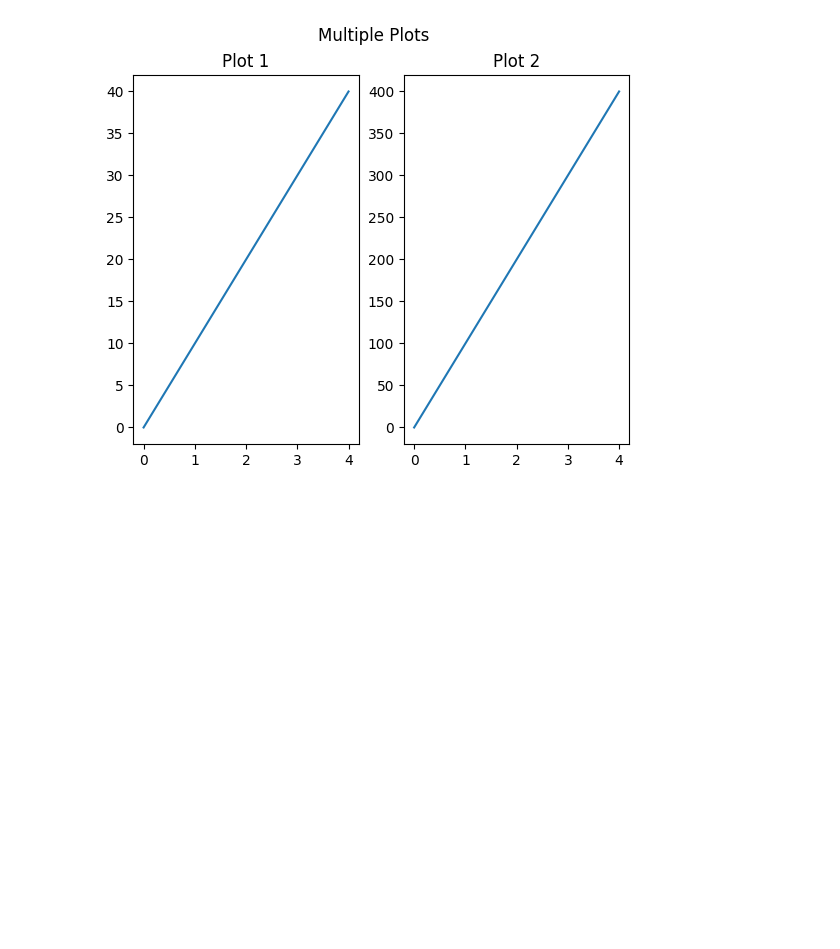
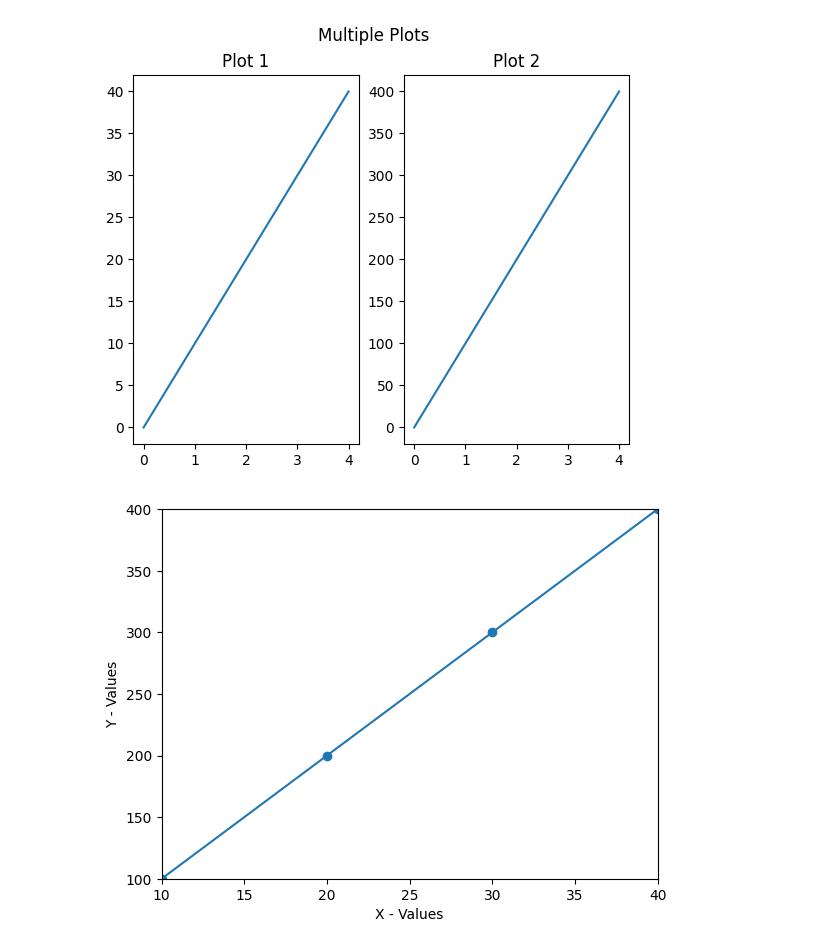
Before and after one commit to sbborusu/530pm_Agentic_Ai_Batch_7thApril, a Jupyter notebook: Matplotlib.ipynb, the cells around one changed output. Cells and saved outputs as stored; diff of their text form; code cells hidden in the pictures; blank space fills up the shorter version.

```diff
--- a/Matplotlib.ipynb
+++ b/Matplotlib.ipynb
@@ -870,3 +787,23 @@ plt.suptitle('Multiple Plots')
 plt.show()
 # %% [output]
 [figure]
+# %%
+import matplotlib.pyplot as plt
+import numpy as np
+
+x = np.array([10, 20, 30, 40])
+y = np.array([100, 200, 300, 400])
+
+plt.xlabel("X - Values")
+plt.ylabel("Y - Values")
+
+#plt.xticks(x, ["a", 'b', "c", 'd'])
+#plt.yticks(y, ["0-100", '100-200', "200-300", '400-500'])
+
+plt.xlim([10,40])
+plt.ylim([100,400])
+
+plt.plot(x,y, marker='o')
+plt.show()
+# %% [output]
+[figure, added]
```
Also changed, not shown: parts of 39 cells of this notebook.
